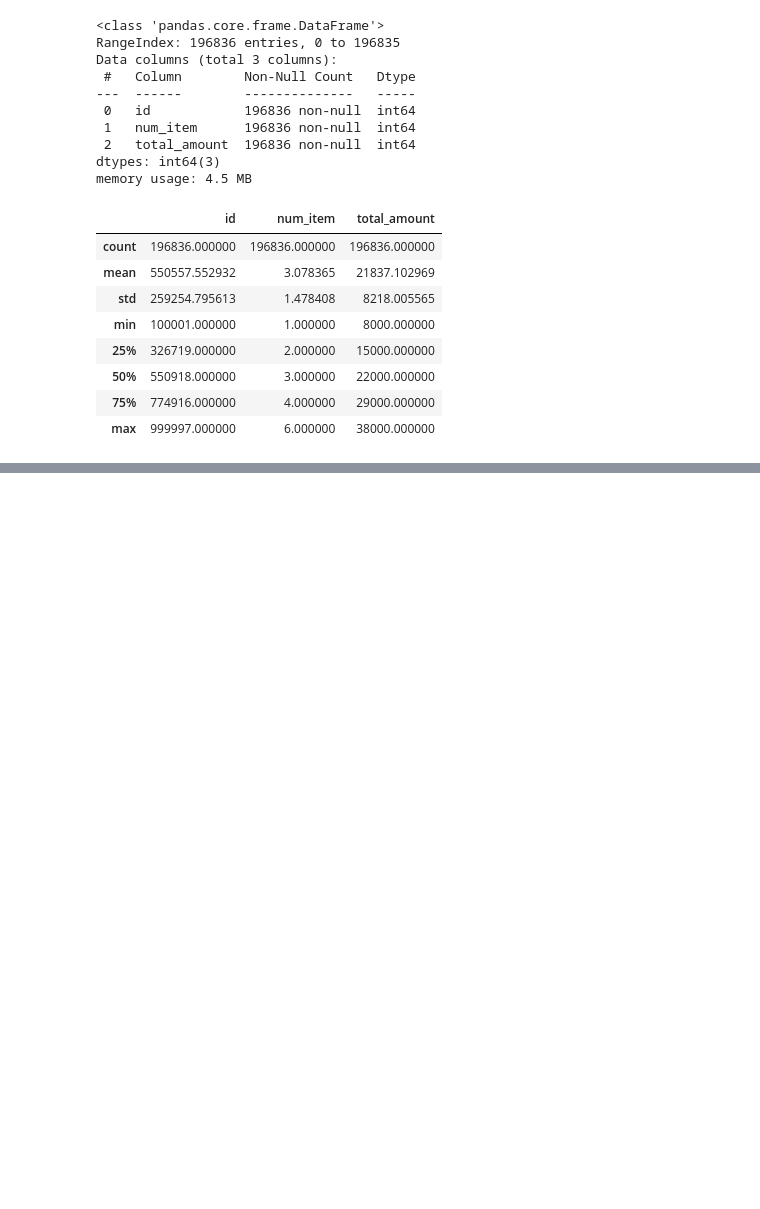
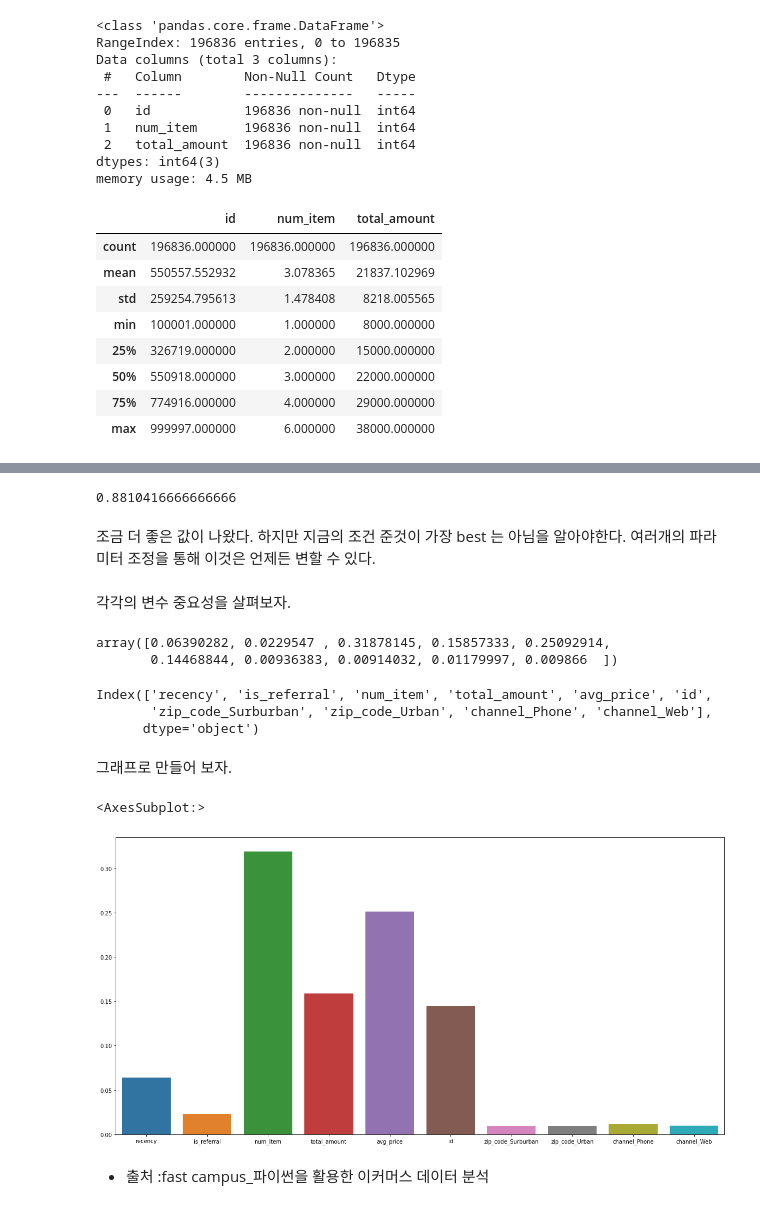
Before and after one commit to goldang01/E-Commerce, a Jupyter notebook: Chapter06.Random Forest.ipynb, the cells around one changed output, grey strips where cells are left out. Saved outputs shown, nothing was run; the diff lists cells and outputs as text; code cells hidden in the pictures; blank space fills up the shorter version.

```diff
--- a/Chapter06.Random Forest.ipynb
+++ b/Chapter06.Random Forest.ipynb
@@ -112,0 +616,7 @@ tran.describe()
+# %%
+rf = RandomForestRegressor(max_depth = 10, random_state = 100 )
+rf.fit(X_train, y_train)
+pred = rf.predict(X_test)
+result_comp = [1 if x >= 0.5 else 0 for x in pred]
+
+accuracy_score(y_test, result_comp)
@@ -112,0 +625,7 @@ tran.describe()
+# %%
+rf = RandomForestRegressor(max_depth = 12, random_state = 100 )
+rf.fit(X_train, y_train)
+pred = rf.predict(X_test)
+result_comp = [1 if x >= 0.5 else 0 for x in pred]
+
+accuracy_score(y_test, result_comp)
@@ -112,0 +636,7 @@ tran.describe()
+# %%
+rf = RandomForestRegressor(n_estimators = 150, max_depth = 12, random_state = 100 )
+rf.fit(X_train, y_train)
+pred = rf.predict(X_test)
+result_comp = [1 if x >= 0.5 else 0 for x in pred]
+
+accuracy_score(y_test, result_comp)
@@ -112,0 +649,34 @@ tran.describe()
+# %%
+rf = RandomForestRegressor(n_estimators = 100, max_depth = 12, random_state = 100 ,min_samples_leaf = 5)
+rf.fit(X_train, y_train)
+pred = rf.predict(X_test)
+result_comp = [1 if x >= 0.5 else 0 for x in pred]
+
+accuracy_score(y_test, result_comp)
+# %% [output]
+0.8810416666666666
+# %% [markdown]
+조금 더 좋은 값이 나왔다. 하지만 지금의 조건 준것이 가장 best 는 아님을 알아야한다. 여러개의 파라미터 조정을 통해 이것은 언제든 변할 수 있다.
+# %% [markdown]
+각각의 변수 중요성을 살펴보자.
+# %%
+rf.feature_importances_
+# %% [output]
+array([0.06390282, 0.0229547 , 0.31878145, 0.15857333, 0.25092914,
+       0.14468844, 0.00936383, 0.00914032, 0.01179997, 0.009866  ])
+# %%
+X_train.columns
+# %% [output]
+Index(['recency', 'is_referral', 'num_item', 'total_amount', 'avg_price', 'id',
+       'zip_code_Surburban', 'zip_code_Urban', 'channel_Phone', 'channel_Web'],
+      dtype='object')
+# %% [markdown]
+그래프로 만들어 보자.
+# %%
+plt.figure(figsize= (20, 10))
+sns.barplot(x = X_train.columns, y = rf.feature_importances_)
+# %% [output]
+<AxesSubplot:>
+[figure, added]
+# %% [markdown]
+- 출처 :fast campus_파이썬을 활용한 이커머스 데이터 분석
```
Also changed, not shown: parts of 89 cells of this notebook.
